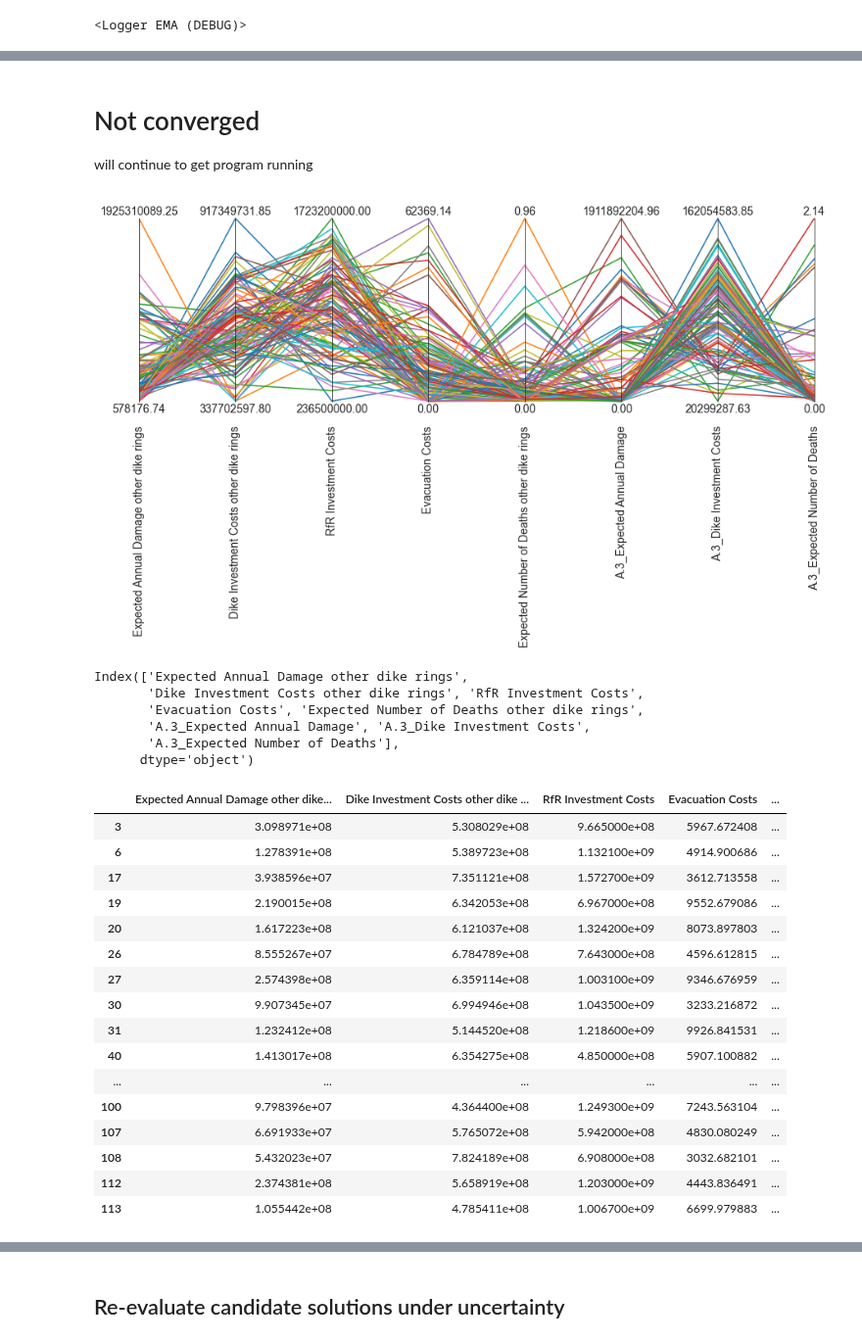
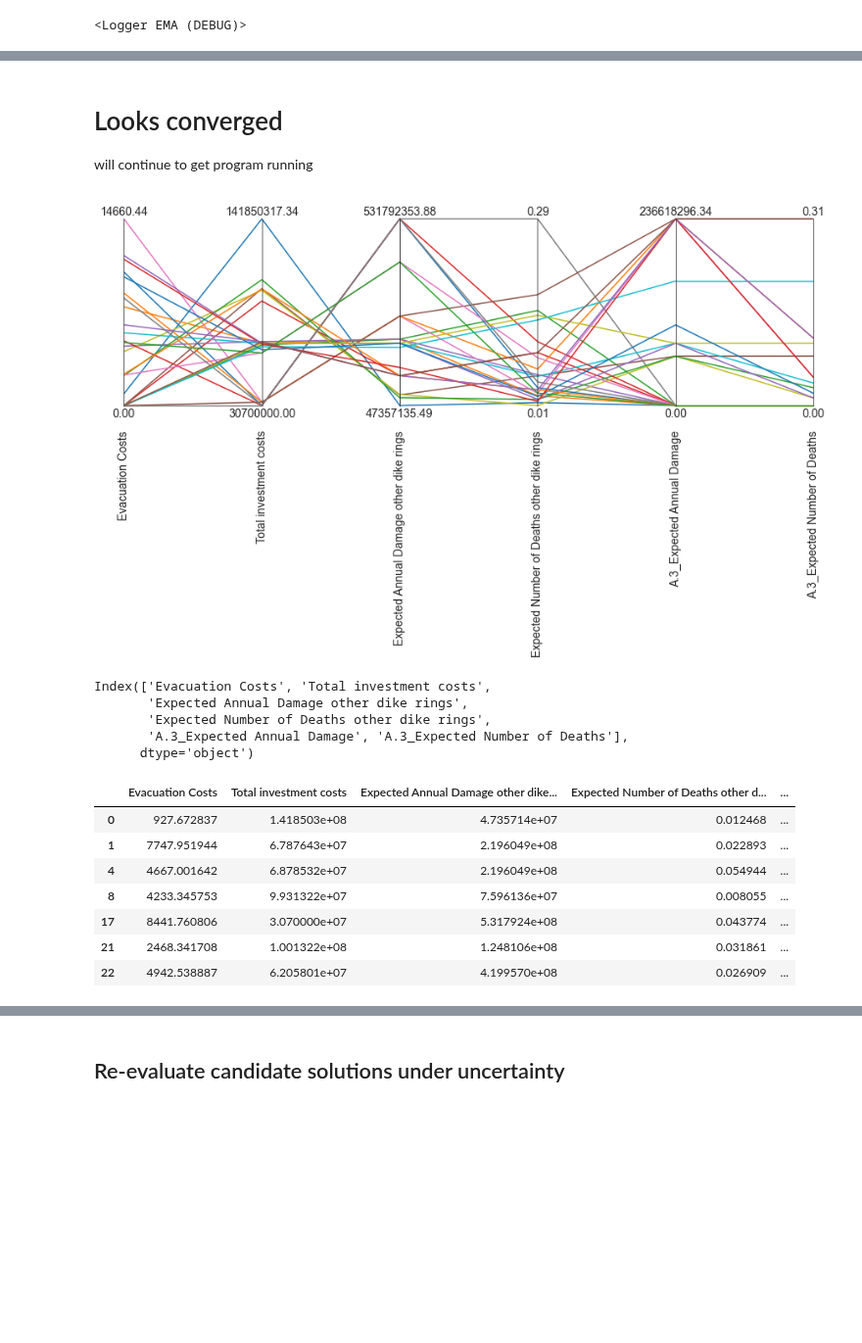
Before and after one commit to tamarvooijs/MBDM, a Jupyter notebook: final assignment/mordm laszlo.ipynb, the cells around one changed output, grey strips where cells are left out. Shown at 98% size. Cells and saved outputs as stored; diff of their text form; code cells hidden in the pictures; blank space fills up the shorter version.

```diff
--- a/final assignment/mordm laszlo.ipynb
+++ b/final assignment/mordm laszlo.ipynb
@@ -62,22 +62,36 @@ convergence_metrics = [EpsilonProgress()]
 
 # 30 grid cells in objective space per outcome
 # Based on max values encountered in open exploration
-epsilons = [1e5/ , 3.55e9/30, 5.45e9/30, 3.53/30, 2e9/30, 2.5/30]
+epsilons = [1e5/1000 , 3.55e9/1000, 5.45e9/1000, 3.53/1000, 2e9/1000, 2.5/1000]
+epsilons_2 = [1e5/100 , 3.55e9/100, 5.45e9/100, 3.53/100, 2e9/100, 2.5/100]
 
 nfe = 50000
 
 
+# try:
+#     # Only run the experiments again if data hasn't been generated yet
+#     results = pd.read_csv("results/1000_results_opt_ref.csv")
+#     convergence = pd.read_csv("results/1000_convergence_opt_ref.csv")
+# except IOError:
+#     with MultiprocessingEvaluator(dike_model) as evaluator:
+#         results, convergence = evaluator.optimize(nfe=nfe, searchover='levers',
+#                                                       convergence=convergence_metrics,
+#                                                       reference=ref_scenario,
+#                                                       epsilons=epsilons)
+#     results.to_csv("results/1000_results_opt_ref.csv")
+#     convergence.to_csv("results/1000_convergence_opt_ref.csv")
+
+
 try:
     # Only run the experiments again if data hasn't been generated yet
-    results = pd.read_csv("results/results_opt_ref.csv")
-    convergence = pd.read_csv("results/convergence_opt_ref.csv")
+    results = pd.read_csv("results/100_results_opt_ref.csv")
+    convergence = pd.read_csv("results/100_convergence_opt_ref.csv")
 except IOError:
     with MultiprocessingEvaluator(dike_model) as evaluator:
         results, convergence = evaluator.optimize(nfe=nfe, searchover='levers',
                                                       convergence=convergence_metrics,
                                                       reference=ref_scenario,
-                                                      epsilons=epsilons)
-
-    results.to_csv("results/results_opt_ref.csv")
-    convergence.to_csv("results/convergence_opt_ref.csv")
+                                                      epsilons=epsilons_2)
+    results.to_csv("results/100_results_opt_ref.csv")
+    convergence.to_csv("results/100convergence_opt_ref.csv")
 # %% [output]
@@ -133,5 +128,5 @@ plt.show
 # %% [markdown]
-# Not converged
+# Looks converged
 
 will continue to get program running
 # %%
@@ -148,38 +143,28 @@ fig = paraxes.fig
 fig.set_size_inches(15,5)
 plt.show()
 # %% [output]
-[figure, old version]
+[figure, new version]
 # %%
 data.columns
 # %% [output]
-Index(['Expected Annual Damage other dike rings',
-       'Dike Investment Costs other dike rings', 'RfR Investment Costs',
-       'Evacuation Costs', 'Expected Number of Deaths other dike rings',
-       'A.3_Expected Annual Damage', 'A.3_Dike Investment Costs',
-       'A.3_Expected Number of Deaths'],
+Index(['Evacuation Costs', 'Total investment costs',
+       'Expected Annual Damage other dike rings',
+       'Expected Number of Deaths other dike rings',
+       'A.3_Expected Annual Damage', 'A.3_Expected Number of Deaths'],
       dtype='object')
 # %%
-thresholds = results[(results['A.3_Expected Number of Deaths'] < 0.01) & (results["Expected Number of Deaths other dike rings"] < 0.04) & (results['Evacuation Costs'] < 10000)]
+thresholds = results[(results['A.3_Expected Number of Deaths'] < 0.02) & (results["Expected Number of Deaths other dike rings"] < 0.08) & (results['Evacuation Costs'] < 10000)]
                      #(results["RfR Investment Costs"] < 1e8)]
 # thresholds[['A.3_Expected Annual Damage', 'A.3_Dike Investment Costs', 'A.3_Expected Number of Deaths',
 #                        'RfR Total Costs', 'Expected Evacuation Costs']]
 
 thresholds.loc[:, [o.name for o in dike_model.outcomes]]
 # %% [output]
-|  | Expected Annual Damage other dike... | Dike Investment Costs other dike ... | RfR Investment Costs | Evacuation Costs | ... |
-| 3 | 3.098971e+08 | 5.308029e+08 | 9.665000e+08 | 5967.672408 | ... |
-| 6 | 1.278391e+08 | 5.389723e+08 | 1.132100e+09 | 4914.900686 | ... |
-| 17 | 3.938596e+07 | 7.351121e+08 | 1.572700e+09 | 3612.713558 | ... |
-| 19 | 2.190015e+08 | 6.342053e+08 | 6.967000e+08 | 9552.679086 | ... |
-| 20 | 1.617223e+08 | 6.121037e+08 | 1.324200e+09 | 8073.897803 | ... |
-| 26 | 8.555267e+07 | 6.784789e+08 | 7.643000e+08 | 4596.612815 | ... |
-| 27 | 2.574398e+08 | 6.359114e+08 | 1.003100e+09 | 9346.676959 | ... |
-| 30 | 9.907345e+07 | 6.994946e+08 | 1.043500e+09 | 3233.216872 | ... |
-| 31 | 1.232412e+08 | 5.144520e+08 | 1.218600e+09 | 9926.841531 | ... |
-| 40 | 1.413017e+08 | 6.354275e+08 | 4.850000e+08 | 5907.100882 | ... |
-| ... | ... | ... | ... | ... | ... |
-| 100 | 9.798396e+07 | 4.364400e+08 | 1.249300e+09 | 7243.563104 | ... |
-| 107 | 6.691933e+07 | 5.765072e+08 | 5.942000e+08 | 4830.080249 | ... |
-| 108 | 5.432023e+07 | 7.824189e+08 | 6.908000e+08 | 3032.682101 | ... |
-| 112 | 2.374381e+08 | 5.658919e+08 | 1.203000e+09 | 4443.836491 | ... |
-| 113 | 1.055442e+08 | 4.785411e+08 | 1.006700e+09 | 6699.979883 | ... |
+|  | Evacuation Costs | Total investment costs | Expected Annual Damage other dike... | Expected Number of Deaths other d... | ... |
+| 0 | 927.672837 | 1.418503e+08 | 4.735714e+07 | 0.012468 | ... |
+| 1 | 7747.951944 | 6.787643e+07 | 2.196049e+08 | 0.022893 | ... |
+| 4 | 4667.001642 | 6.878532e+07 | 2.196049e+08 | 0.054944 | ... |
+| 8 | 4233.345753 | 9.931322e+07 | 7.596136e+07 | 0.008055 | ... |
+| 17 | 8441.760806 | 3.070000e+07 | 5.317924e+08 | 0.043774 | ... |
+| 21 | 2468.341708 | 1.001322e+08 | 1.248106e+08 | 0.031861 | ... |
+| 22 | 4942.538887 | 6.205801e+07 | 4.199570e+08 | 0.026909 | ... |
```
Also changed, not shown: parts of 25 cells of this notebook, 9 other files.
